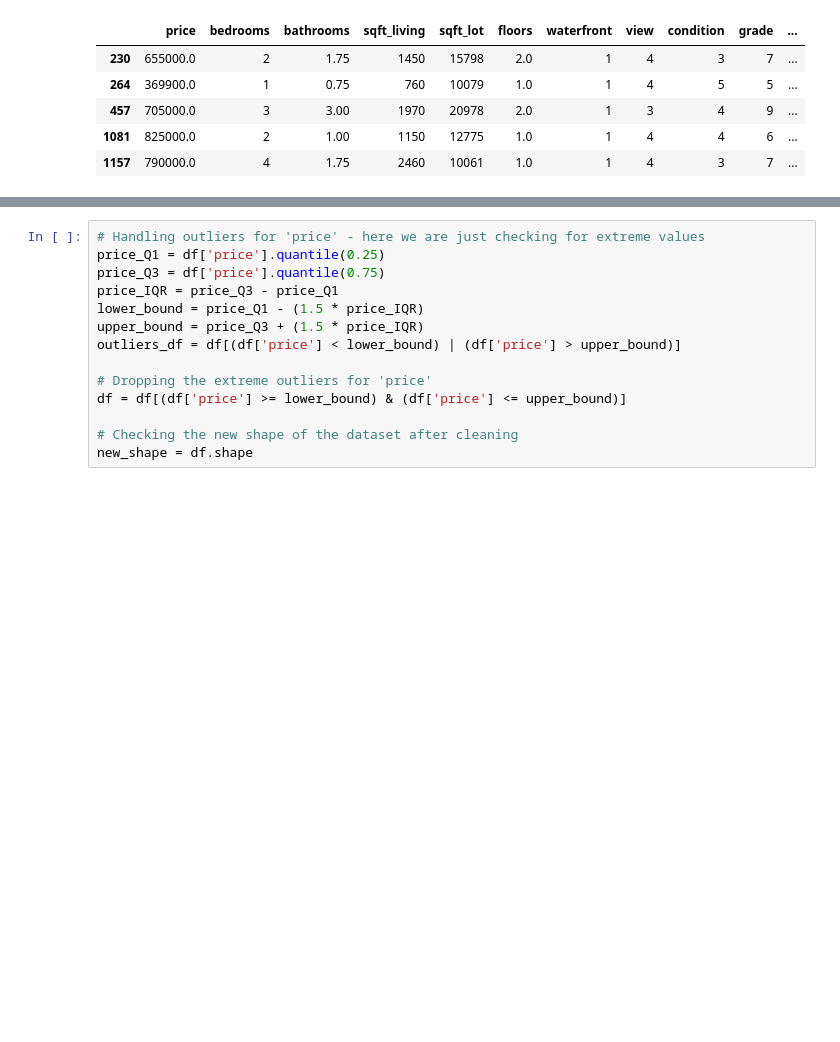
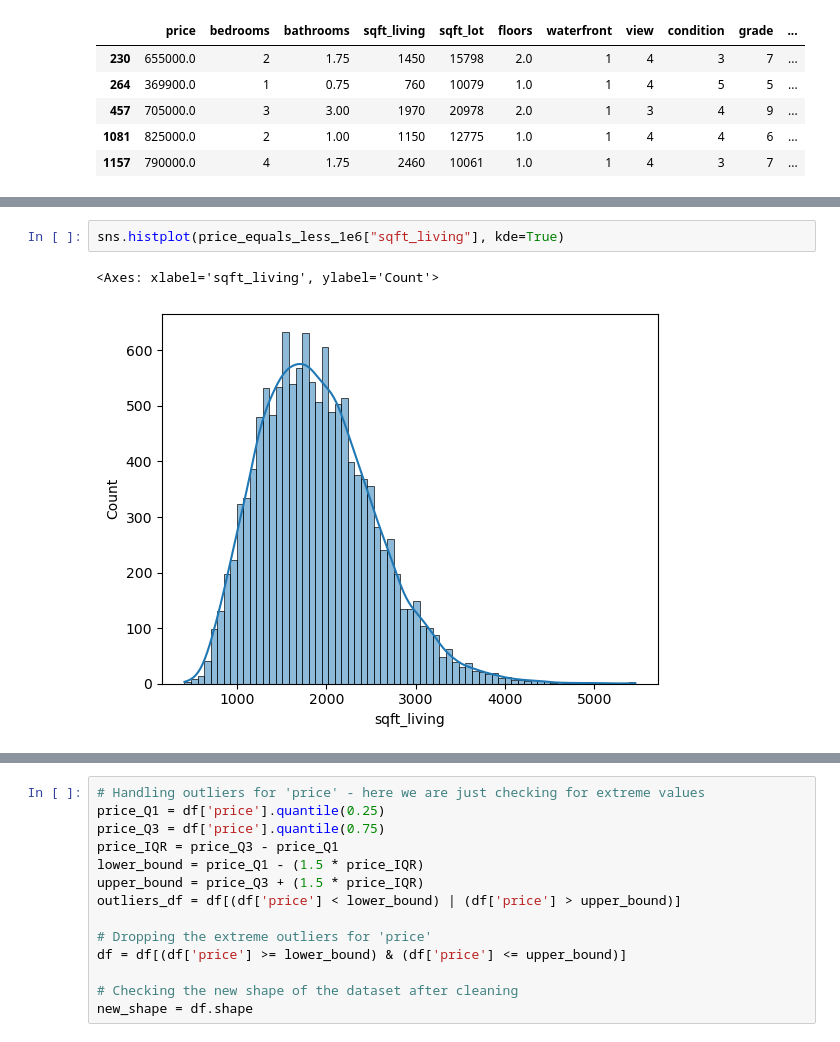
Before and after one commit to Enam88/apartment-hunter, a Jupyter notebook: notebooks/preprocessing.ipynb, the cells around one changed output, grey strips where cells are left out. Drawn from its saved outputs; the diff is of its cells as text; blank space fills up the shorter version.

```diff
--- a/notebooks/preprocessing.ipynb
+++ b/notebooks/preprocessing.ipynb
@@ -567,0 +598,5 @@ sns.histplot(price_equals_less_1e6["waterfront"] == 1)
+# %%
+sns.histplot(price_equals_less_1e6["sqft_living"], kde=True)
+# %% [output]
+<Axes: xlabel='sqft_living', ylabel='Count'>
+[figure, added]
```
Also changed, not shown: parts of 31 cells of this notebook.
